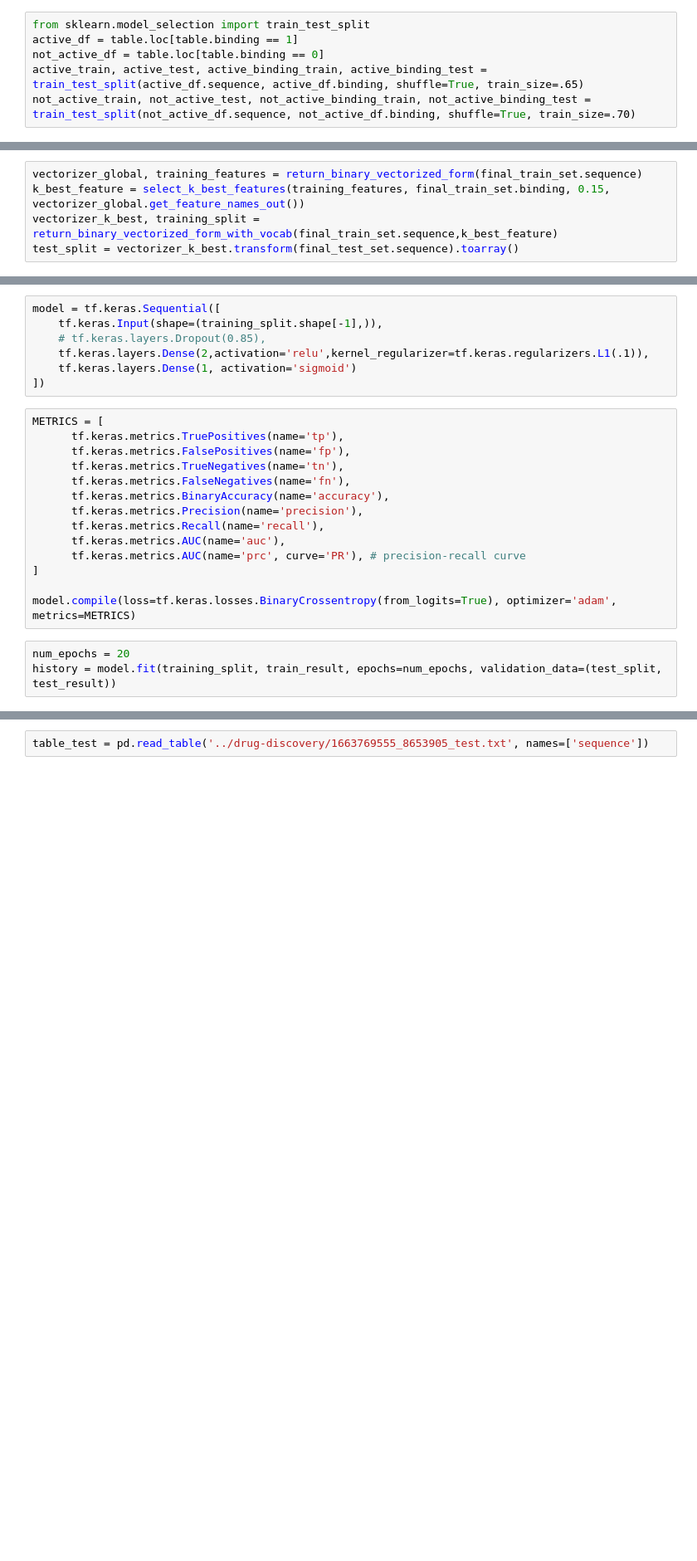
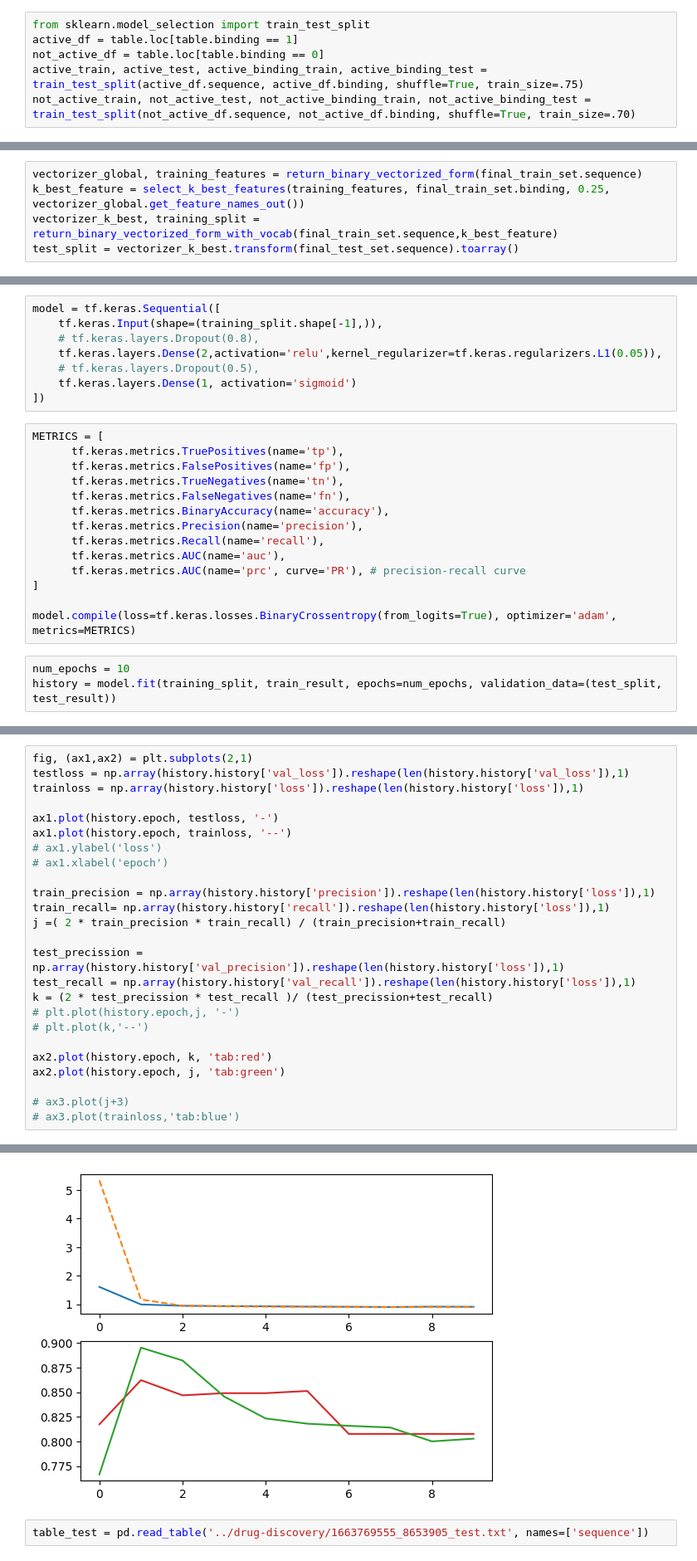
Before and after one commit to bhaba-ranjan/drug-discovery-ANN, a Jupyter notebook: discovery-ann.ipynb, the cells around one changed output, grey strips where cells are left out. Shown: that part at 83% size. Cells and saved outputs as stored; diff of their text form; blank space fills up the shorter version.

```diff
--- a/discovery-ann.ipynb
+++ b/discovery-ann.ipynb
@@ -30,7 +30,7 @@ def select_k_best_features(feature_set, target_values, fraction, feature_list):
 from sklearn.model_selection import train_test_split
 active_df = table.loc[table.binding == 1]
 not_active_df = table.loc[table.binding == 0]
-active_train, active_test, active_binding_train, active_binding_test = train_test_split(active_df.sequence, active_df.binding, shuffle=True, train_size=.65)
+active_train, active_test, active_binding_train, active_binding_test = train_test_split(active_df.sequence, active_df.binding, shuffle=True, train_size=.75)
 not_active_train, not_active_test, not_active_binding_train, not_active_binding_test = train_test_split(not_active_df.sequence, not_active_df.binding, shuffle=True, train_size=.70)
 # %%
 active_train_df = pd.DataFrame(active_train)
@@ -85,7 +85,7 @@ Name: binding, dtype: int64
 Name: binding, dtype: int64
 # %%
 vectorizer_global, training_features = return_binary_vectorized_form(final_train_set.sequence)
-k_best_feature = select_k_best_features(training_features, final_train_set.binding, 0.15, vectorizer_global.get_feature_names_out())
+k_best_feature = select_k_best_features(training_features, final_train_set.binding, 0.25, vectorizer_global.get_feature_names_out())
 vectorizer_k_best, training_split = return_binary_vectorized_form_with_vocab(final_train_set.sequence,k_best_feature)
 test_split = vectorizer_k_best.transform(final_test_set.sequence).toarray()
 # %%
@@ -117,8 +113,9 @@ training_split.shape[-1]
 # %%
 model = tf.keras.Sequential([
     tf.keras.Input(shape=(training_split.shape[-1],)),
-    # tf.keras.layers.Dropout(0.85),
-    tf.keras.layers.Dense(2,activation='relu',kernel_regularizer=tf.keras.regularizers.L1(.1)),
+    # tf.keras.layers.Dropout(0.8),
+    tf.keras.layers.Dense(2,activation='relu',kernel_regularizer=tf.keras.regularizers.L1(0.05)),
+    # tf.keras.layers.Dropout(0.5),
     tf.keras.layers.Dense(1, activation='sigmoid')
 ])
 # %%
@@ -136,6 +133,6 @@ METRICS = [
 
 model.compile(loss=tf.keras.losses.BinaryCrossentropy(from_logits=True), optimizer='adam', metrics=METRICS)
 # %%
-num_epochs = 20
+num_epochs = 10
 history = model.fit(training_split, train_result, epochs=num_epochs, validation_data=(test_split, test_result))
 # %% [output]
@@ -161,0 +161,26 @@ Epoch 20/20
+# %%
+fig, (ax1,ax2) = plt.subplots(2,1)
+testloss = np.array(history.history['val_loss']).reshape(len(history.history['val_loss']),1)
+trainloss = np.array(history.history['loss']).reshape(len(history.history['loss']),1)
+
+ax1.plot(history.epoch, testloss, '-')
+ax1.plot(history.epoch, trainloss, '--')
+# ax1.ylabel('loss')
+# ax1.xlabel('epoch')
+
+train_precision = np.array(history.history['precision']).reshape(len(history.history['loss']),1)
+train_recall= np.array(history.history['recall']).reshape(len(history.history['loss']),1)
+j =( 2 * train_precision * train_recall) / (train_precision+train_recall)
+
+test_precission = np.array(history.history['val_precision']).reshape(len(history.history['loss']),1)
+test_recall = np.array(history.history['val_recall']).reshape(len(history.history['loss']),1)
+k = (2 * test_precission * test_recall )/ (test_precission+test_recall)
+# plt.plot(history.epoch,j, '-')
+# plt.plot(k,'--')
+
+ax2.plot(history.epoch, k, 'tab:red')
+ax2.plot(history.epoch, j, 'tab:green')
+
+# ax3.plot(j+3)
+# ax3.plot(trainloss,'tab:blue')
+# %% [output]
@@ -162,3 +188,4 @@ Epoch 20/20
+[figure, added]
 # %%
 table_test = pd.read_table('../drug-discovery/1663769555_8653905_test.txt', names=['sequence'])
 # %%
```
Also changed, not shown: parts of 10 cells of this notebook.
